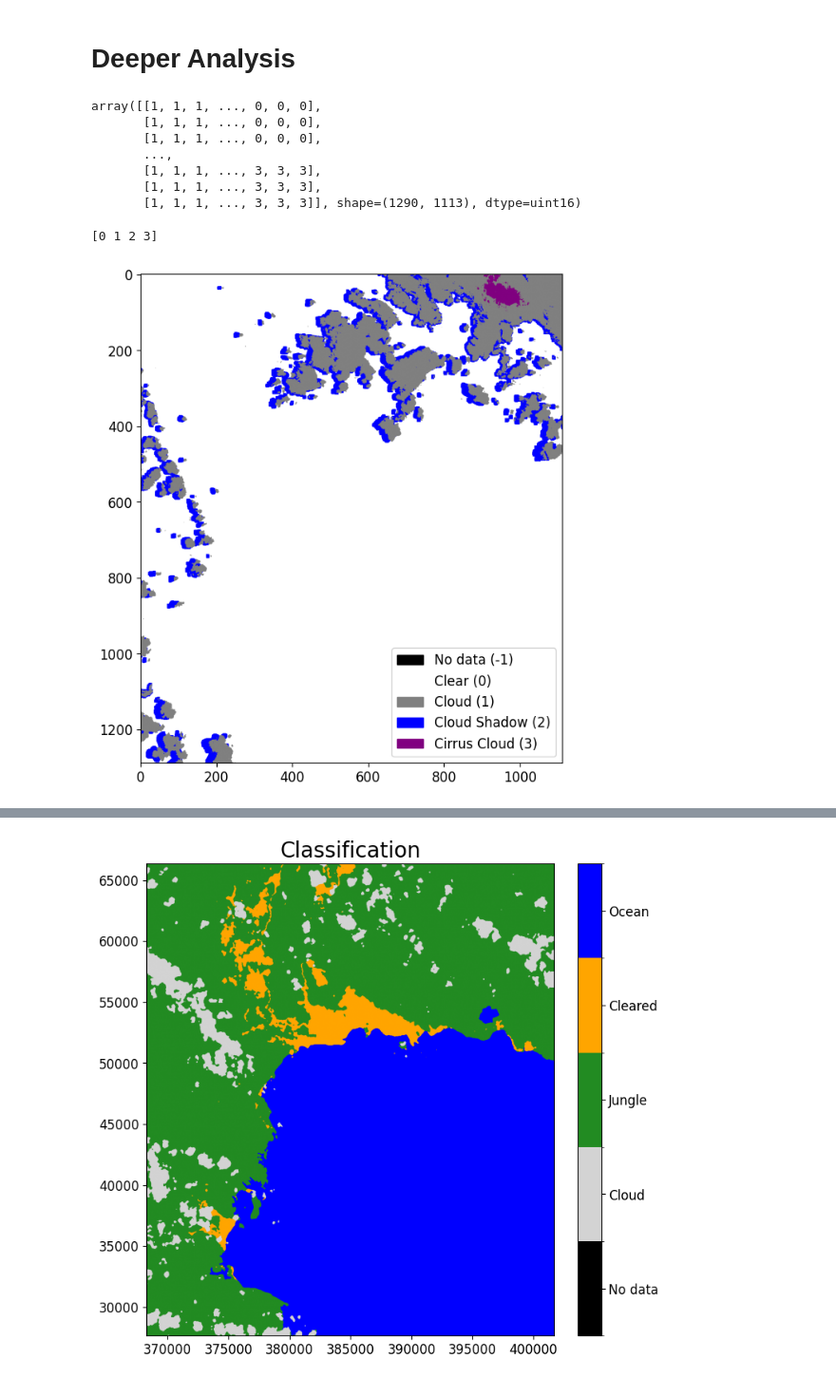
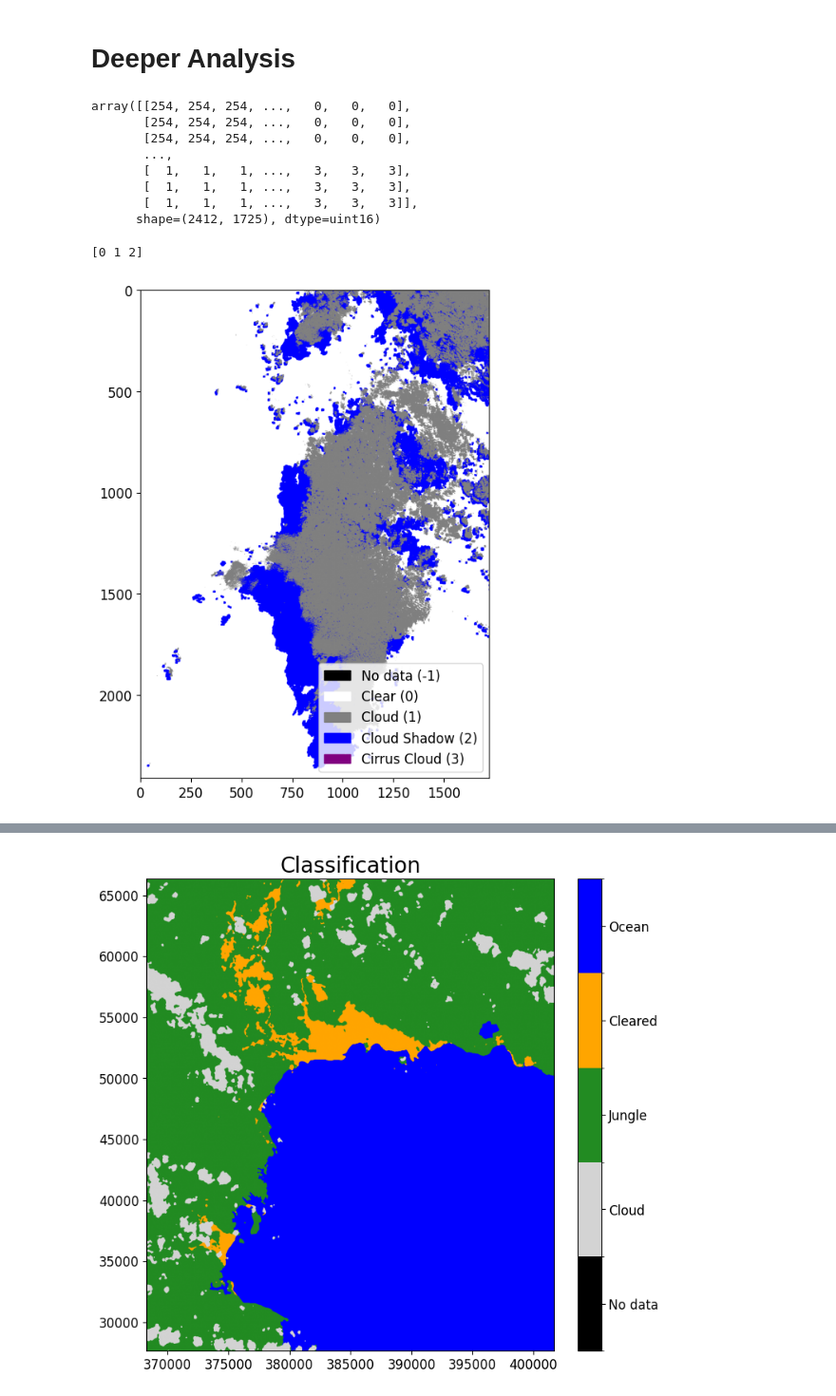
Before and after one commit to alterandos/wedabaywatch, a Jupyter notebook: main.ipynb, the cells around one changed output, grey strips where cells are left out. Shown at 95% size. Saved outputs shown, nothing was run; the diff lists cells and outputs as text; code cells hidden in the pictures.

Commit message:
Fixed up some classification and pixel regression code; minor other updates

```diff
--- a/main.ipynb
+++ b/main.ipynb
@@ -58,44 +56,47 @@ plt.rcParams['lines.markersize'] = 6
 reload(ca)
 
 test_classified_tif = str(classified_folder) + '/LC08_L2SP_109060_20160603_20200907_02_T1_classified.tif'
+class_path = test_classified_tif
 
 with rasterio.open(test_classified_tif) as src:
     class_array = src.read(1)
     profile = src.profile.copy()
 class_array
 # %% [output]
-array([[1, 1, 1, ..., 0, 0, 0],
-       [1, 1, 1, ..., 0, 0, 0],
-       [1, 1, 1, ..., 0, 0, 0],
+array([[254, 254, 254, ...,   0,   0,   0],
+       [254, 254, 254, ...,   0,   0,   0],
+       [254, 254, 254, ...,   0,   0,   0],
        ...,
-       [1, 1, 1, ..., 3, 3, 3],
-       [1, 1, 1, ..., 3, 3, 3],
-       [1, 1, 1, ..., 3, 3, 3]], shape=(1290, 1113), dtype=uint16)
+       [  1,   1,   1, ...,   3,   3,   3],
+       [  1,   1,   1, ...,   3,   3,   3],
+       [  1,   1,   1, ...,   3,   3,   3]],
+      shape=(2412, 1725), dtype=uint16)
 # %%
 from matplotlib.patches import Patch
 reload(ca)
+qa_path = str(clipped_folder) + '/LC08_L2SP_109060_20160603_20200907_02_T1/QA_PIXEL'
 cloud_mask, cloud_map, cloud_ignore = ca.get_cloud_mask_from_qa_pixel_explicit(qa_path)
 
 print(np.unique(cloud_mask))
 
 plt.figure(figsize=(10, 8))
 cmap = plt.cm.colors.ListedColormap(['black', 'white', 'gray', 'blue', 'purple'])
 bounds = [-1.5, -0.5, 0.5, 1.5, 2.5, 3.5]
 norm = plt.cm.colors.BoundaryNorm(bounds, cmap.N)
 
 plt.imshow(cloud_mask, cmap=cmap, norm=norm)
 legend_elements = [
     Patch(color='black', label='No data (-1)'),
     Patch(color='white', label='Clear (0)'),
     Patch(color='gray', label='Cloud (1)'),
     Patch(color='blue', label='Cloud Shadow (2)'),
     Patch(color='purple', label='Cirrus Cloud (3)'),
 ]
 plt.legend(handles=legend_elements, loc='lower right')
 plt.show()
 # %% [output]
-[0 1 2 3]
+[0 1 2]
-[figure, old version]
+[figure, new version]
 # %%
 reload(ga)
 reload(ca)
```
Also changed, not shown: parts of 7 cells of this notebook, 39 other files.
